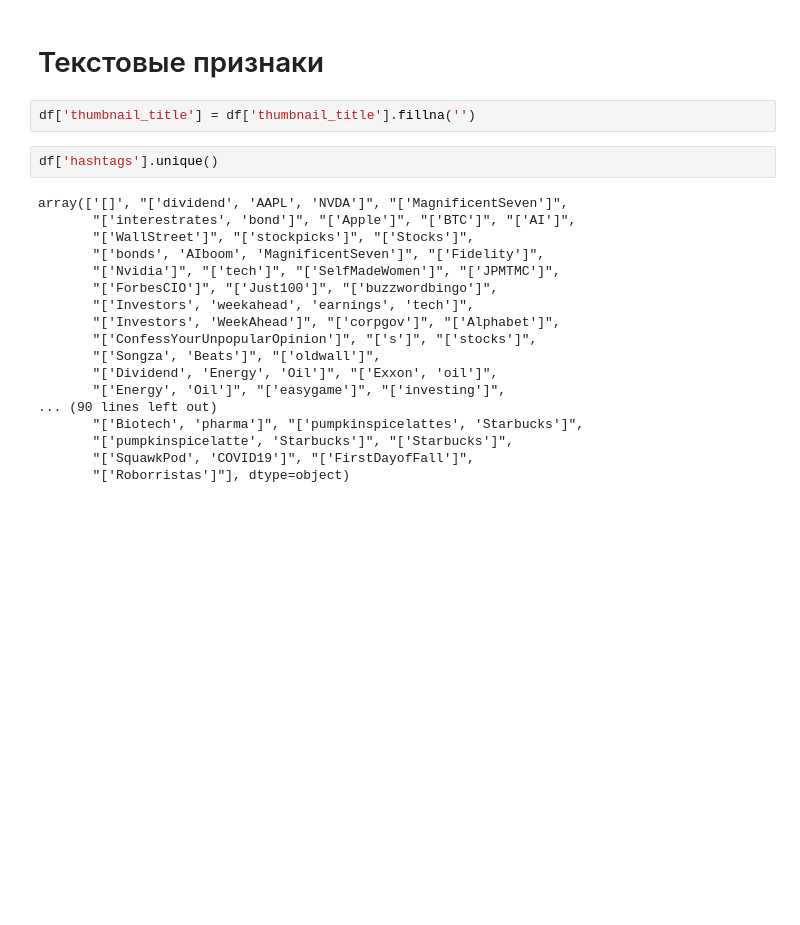
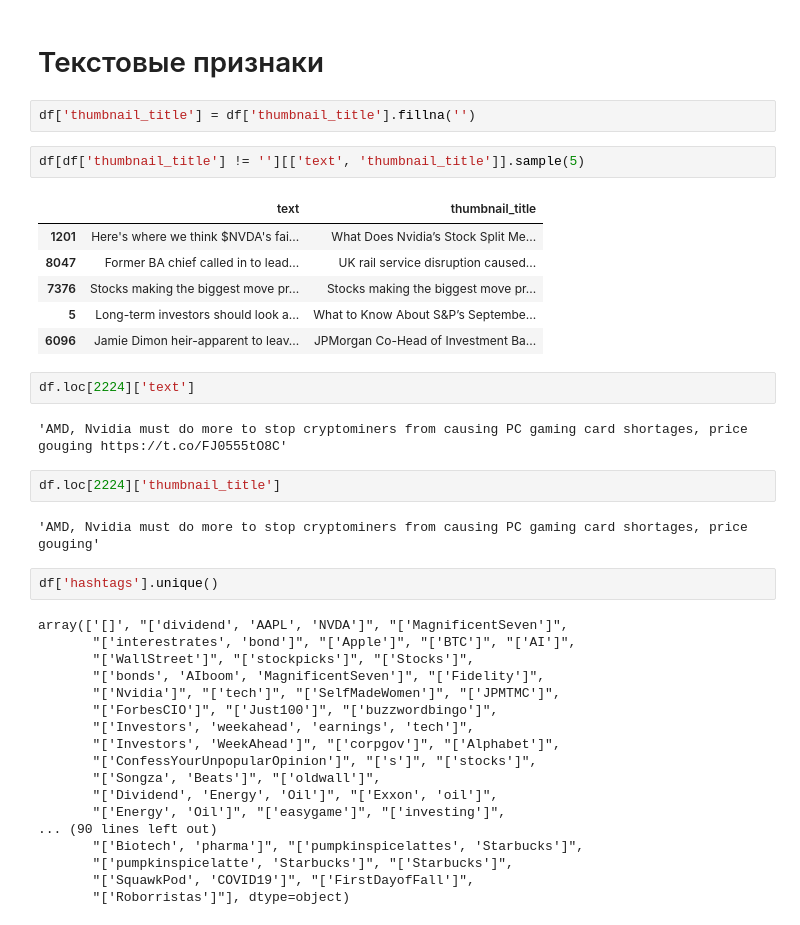
Before and after one commit to vasilyryabtsev/futures-price-prediction, a Jupyter notebook: ds/twitter/notebooks/eda.ipynb, the cells around one changed output. Drawn from its saved outputs; the diff is of its cells as text; blank space fills up the shorter version.

```diff
--- a/ds/twitter/notebooks/eda.ipynb
+++ b/ds/twitter/notebooks/eda.ipynb
@@ -231,6 +231,23 @@ df = df.drop('urls', axis=1)
 # Текстовые признаки
 # %%
 df['thumbnail_title'] = df['thumbnail_title'].fillna('')
+# %%
+df[df['thumbnail_title'] != ''][['text', 'thumbnail_title']].sample(5)
+# %% [output]
+|  | text | thumbnail_title |
+| 1201 | Here's where we think $NVDA's fai... | What Does Nvidia’s Stock Split Me... |
+| 8047 | Former BA chief called in to lead... | UK rail service disruption caused... |
+| 7376 | Stocks making the biggest move pr... | Stocks making the biggest move pr... |
+| 5 | Long-term investors should look a... | What to Know About S&P’s Septembe... |
+| 6096 | Jamie Dimon heir-apparent to leav... | JPMorgan Co-Head of Investment Ba... |
+# %%
+df.loc[2224]['text']
+# %% [output]
+'AMD, Nvidia must do more to stop cryptominers from causing PC gaming card shortages, price gouging https://t.co/FJ0555tO8C'
+# %%
+df.loc[2224]['thumbnail_title']
+# %% [output]
+'AMD, Nvidia must do more to stop cryptominers from causing PC gaming card shortages, price gouging'
 # %%
 df['hashtags'].unique()
 # %% [output]
```
Also changed, not shown: parts of 9 cells of this notebook, 2 other files.
